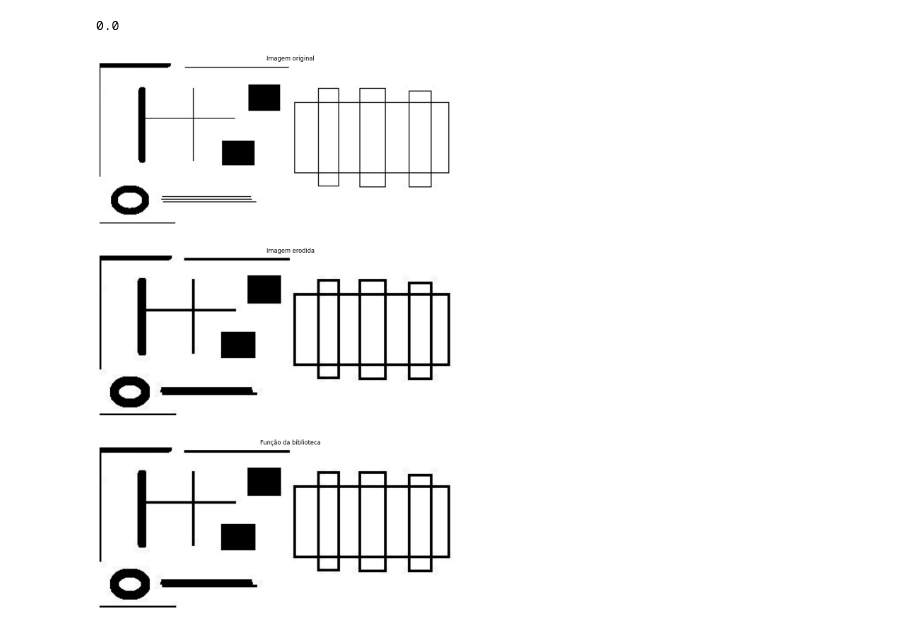
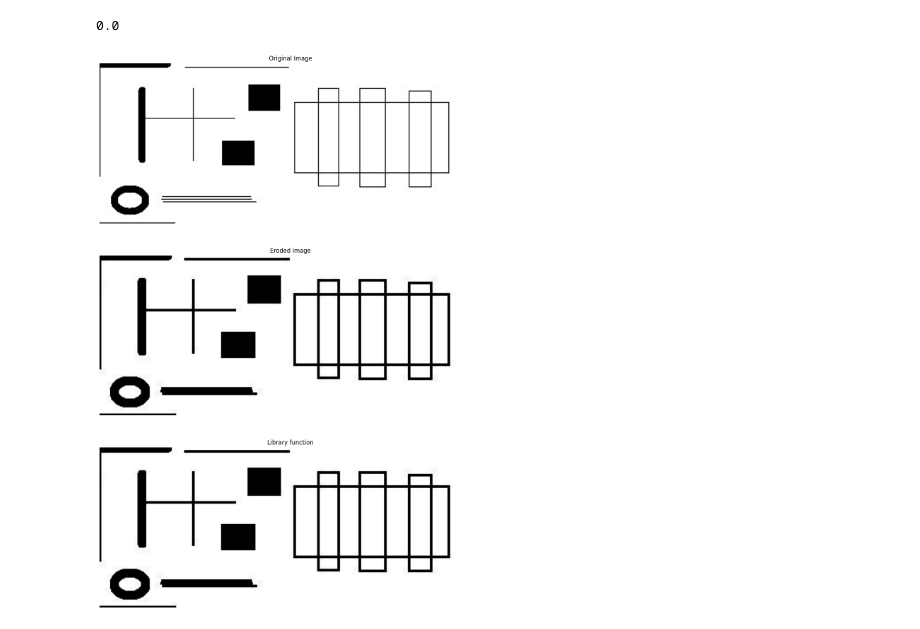
Before and after one commit to Nicolas-HGS/Digital-Image-Processing, a Jupyter notebook: Erosion_and_dilation.ipynb, the cells around one changed output. Drawn from its saved outputs; the diff is of its cells as text; code cells hidden in the pictures.

```diff
--- a/Erosion_and_dilation.ipynb
+++ b/Erosion_and_dilation.ipynb
@@ -133,35 +133,35 @@ figura = plt.figure(figsize=(20, 20))
 
 # DEFINING THE DISPLAY FORM, WITH THREE IMAGES, ONE ON TOP OF THE OTHER
 
 linhas = 3
 colunas = 1
 
 # CREATING THE FIRST SUBPLOT TO BE DISPLAYED
 
 figura.add_subplot(linhas, colunas, 1)  # SUBPLOT POSITION
 # Defines the data that will be displayed as an image, and in this case, a monochrome image due to cmap='gray'
 plt.imshow(imagem, cmap = 'gray')
 # Desables values displayed on numerics axes
 plt.axis('off')
-plt.title("Imagem original") # Image Title
+plt.title("Original Image") # Image Title
 
 # CREATING THE SECOND SUBPLOT TO BE DISPLAYED IN THE SAME WAY AS THE PREVIOUS
 
 figura.add_subplot(linhas, colunas, 2)
 plt.imshow(imagem_copia_2, cmap = 'gray')
 plt.axis('off')
-plt.title("Imagem erodida") # For the erosion process
-# plt.title("Imagem dilatada") # For the dilation process
+plt.title("Eroded image") # For the erosion process
+# plt.title("Dilated image") # For the dilation process
 
 # CREATING THE SECOND SUBPLOT TO BE DISPLAYED IN THE SAME WAY AS THE PREVIOUS
 
 figura.add_subplot(linhas, colunas, 3)
 plt.imshow(imagem_transformada_biblioteca, cmap = 'gray')
 plt.axis('off')
-plt.title("Função da biblioteca")
+plt.title("Library function")
 
 # SUBPLOTS DISPLAY
 
 plt.show()
 # %% [output]
-[figure, old version]
+[figure, new version]
```
